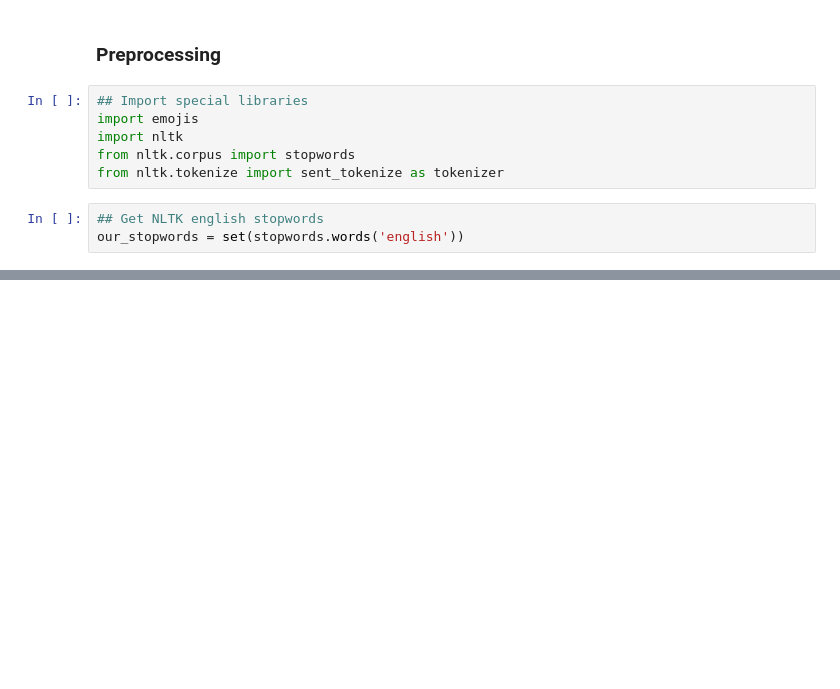
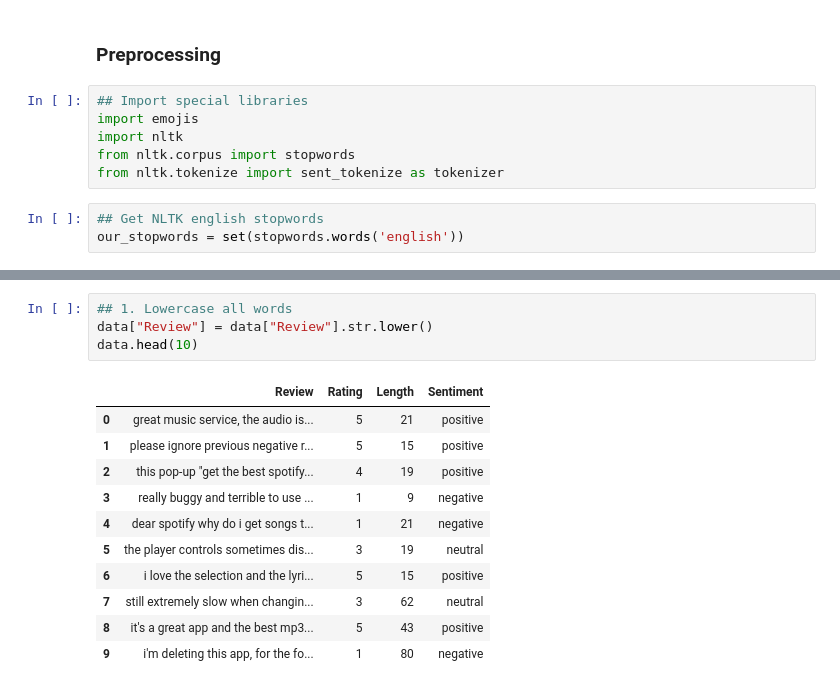
Before and after one commit to ashwininepa/NLP-Era, a Jupyter notebook: spotify_review_project/notebooks/reviews_eda.ipynb, the cells around one changed output, grey strips where cells are left out. Saved outputs shown, nothing was run; the diff lists cells and outputs as text; blank space fills up the shorter version.

```diff
--- a/spotify_review_project/notebooks/reviews_eda.ipynb
+++ b/spotify_review_project/notebooks/reviews_eda.ipynb
@@ -181,0 +225,16 @@ our_stopwords = set(stopwords.words('english'))
+# %%
+## 1. Lowercase all words
+data["Review"] = data["Review"].str.lower()
+data.head(10)
+# %% [output]
+|  | Review | Rating | Length | Sentiment |
+| 0 | great music service, the audio is... | 5 | 21 | positive |
+| 1 | please ignore previous negative r... | 5 | 15 | positive |
+| 2 | this pop-up "get the best spotify... | 4 | 19 | positive |
+| 3 | really buggy and terrible to use ... | 1 | 9 | negative |
+| 4 | dear spotify why do i get songs t... | 1 | 21 | negative |
+| 5 | the player controls sometimes dis... | 3 | 19 | neutral |
+| 6 | i love the selection and the lyri... | 5 | 15 | positive |
+| 7 | still extremely slow when changin... | 3 | 62 | neutral |
+| 8 | it's a great app and the best mp3... | 5 | 43 | positive |
+| 9 | i'm deleting this app, for the fo... | 1 | 80 | negative |
```
Also changed, not shown: parts of 29 cells of this notebook.
